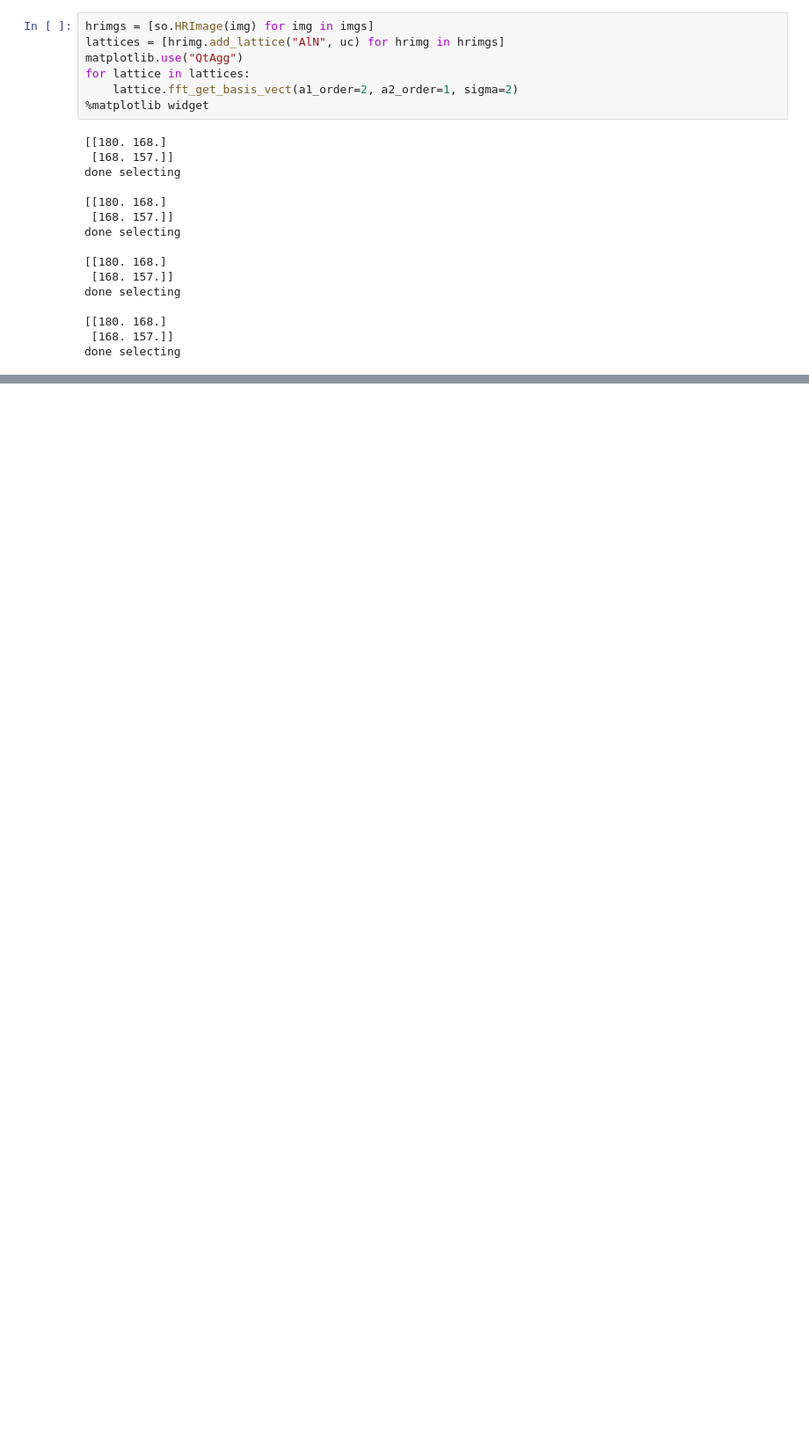
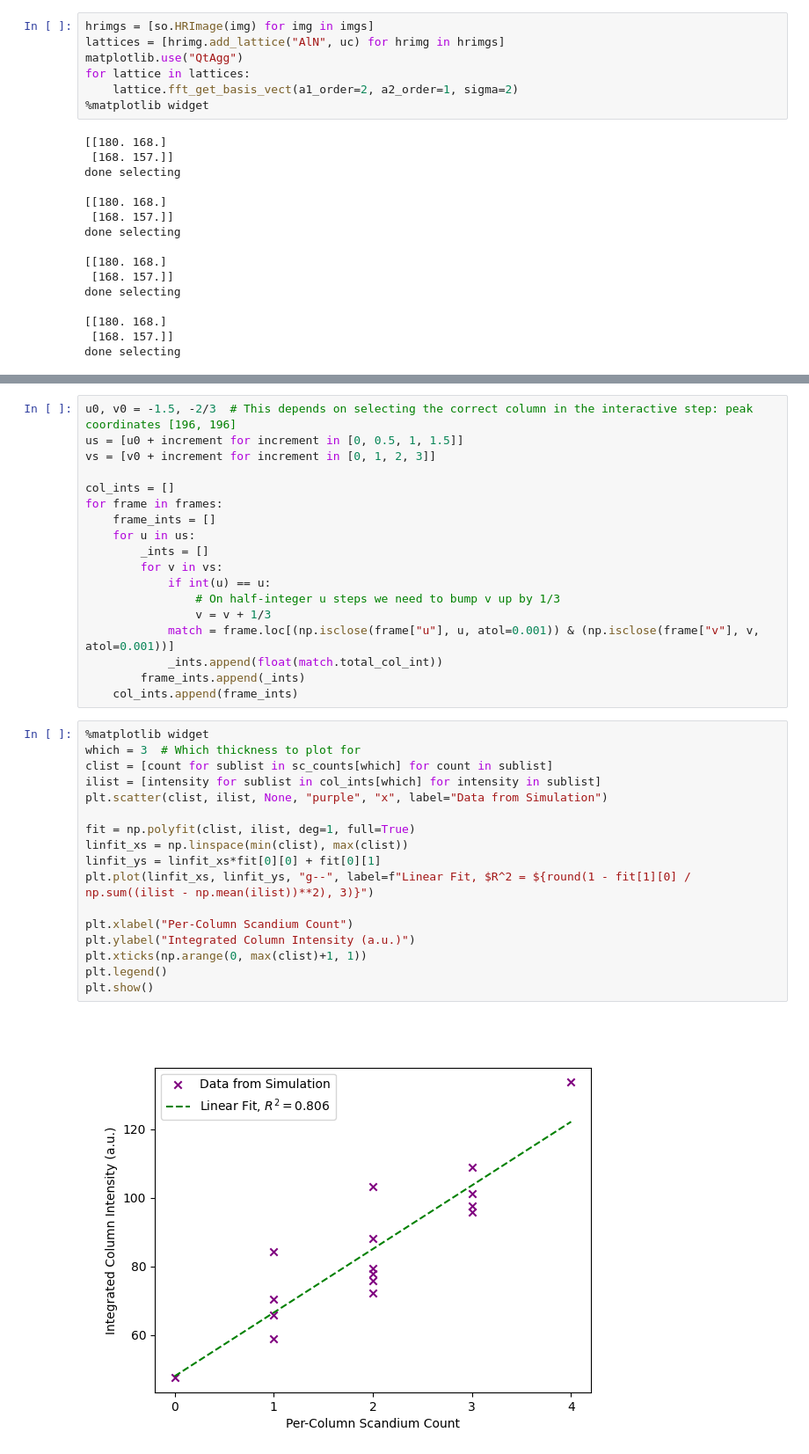
Before and after one commit to realitychemist/abtem_scripts, a Jupyter notebook: alscn_intensity_mapping _tests.ipynb, the cells around one changed output, grey strips where cells are left out. Shown at 88% size. Drawn from its saved outputs; the diff is of its cells as text; blank space fills up the shorter version.

```diff
--- a/alscn_intensity_mapping _tests.ipynb
+++ b/alscn_intensity_mapping _tests.ipynb
@@ -291,3 +248,40 @@ for lat in lattices:
     frame.drop(["site_frac", "x", "y", "weight"], axis=1, inplace=True)  # We don't need these cols
     frame.reset_index(drop=True, inplace=True)
     frames.append(frame)
+# %%
+u0, v0 = -1.5, -2/3  # This depends on selecting the correct column in the interactive step: peak coordinates [196, 196]
+us = [u0 + increment for increment in [0, 0.5, 1, 1.5]]
+vs = [v0 + increment for increment in [0, 1, 2, 3]]
+
+col_ints = []
+for frame in frames:
+    frame_ints = []
+    for u in us:
+        _ints = []
+        for v in vs:
+            if int(u) == u:
+                # On half-integer u steps we need to bump v up by 1/3
+                v = v + 1/3
+            match = frame.loc[(np.isclose(frame["u"], u, atol=0.001)) & (np.isclose(frame["v"], v, atol=0.001))]
+            _ints.append(float(match.total_col_int))
+        frame_ints.append(_ints)
+    col_ints.append(frame_ints)
+# %%
+%matplotlib widget
+which = 3  # Which thickness to plot for
+clist = [count for sublist in sc_counts[which] for count in sublist]
+ilist = [intensity for sublist in col_ints[which] for intensity in sublist]
+plt.scatter(clist, ilist, None, "purple", "x", label="Data from Simulation")
+
+fit = np.polyfit(clist, ilist, deg=1, full=True)
+linfit_xs = np.linspace(min(clist), max(clist))
+linfit_ys = linfit_xs*fit[0][0] + fit[0][1]
+plt.plot(linfit_xs, linfit_ys, "g--", label=f"Linear Fit, $R^2 = ${round(1 - fit[1][0] / np.sum((ilist - np.mean(ilist))**2), 3)}")
+
+plt.xlabel("Per-Column Scandium Count")
+plt.ylabel("Integrated Column Intensity (a.u.)")
+plt.xticks(np.arange(0, max(clist)+1, 1))
+plt.legend()
+plt.show()
+# %% [output]
+[figure, added]
```
Also changed, not shown: parts of 21 cells of this notebook, 1 other file.
